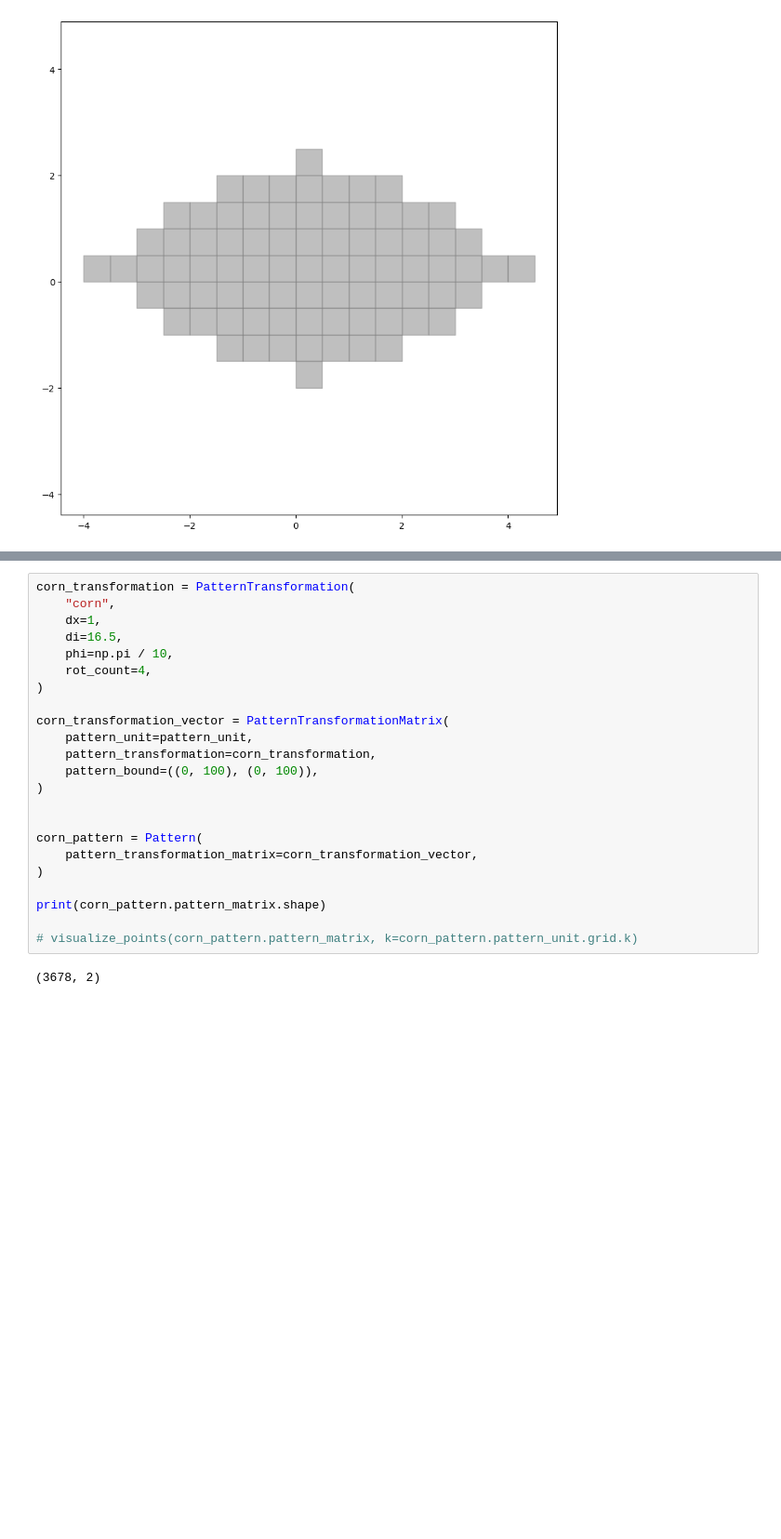
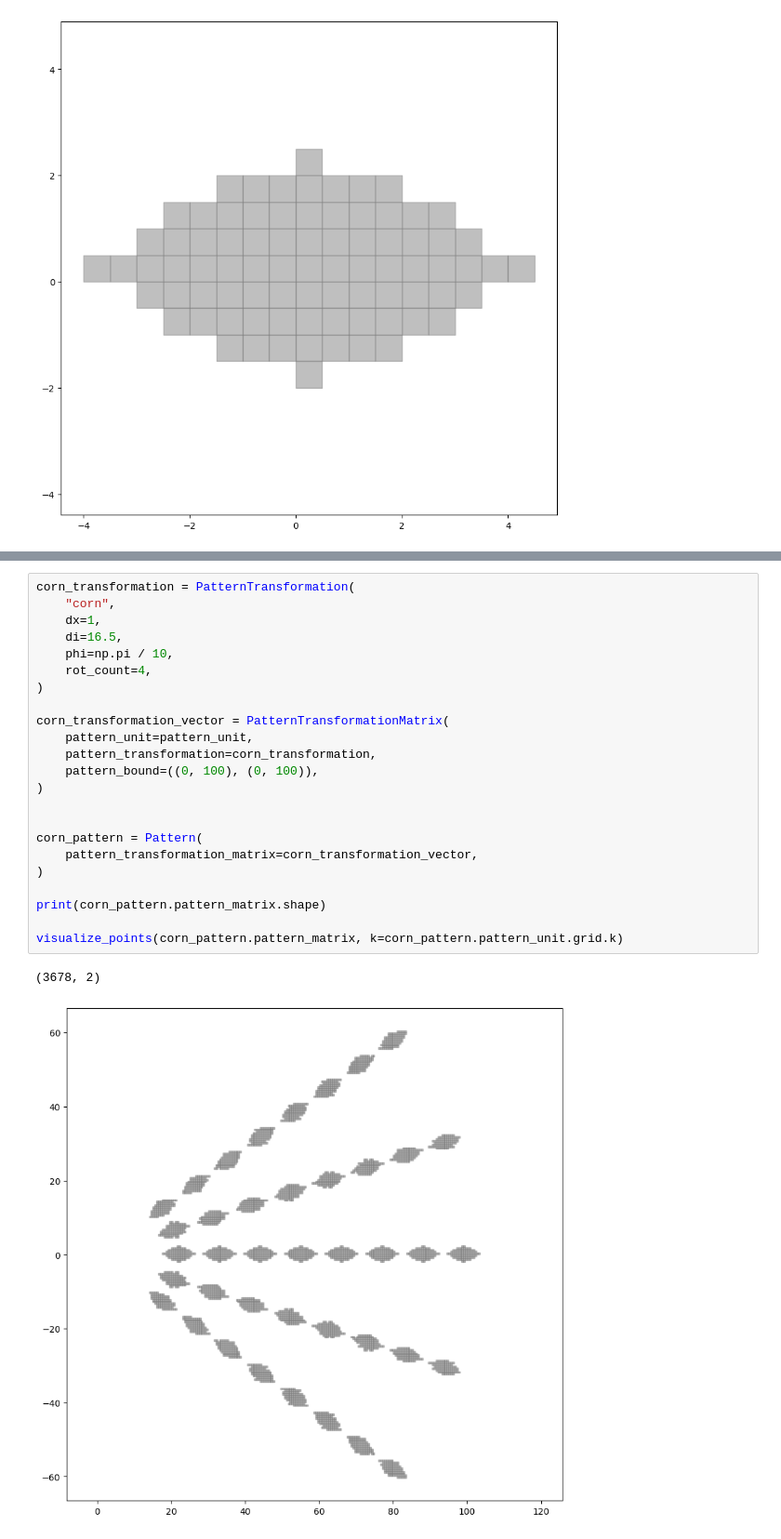
Before and after one commit to danpacho/capstone_1, a Jupyter notebook: test.pattern_unit.ipynb, the cells around one changed output, grey strips where cells are left out. Shown: that part at 93% size. Cells and saved outputs as stored; diff of their text form; blank space fills up the shorter version.

```diff
--- a/test.pattern_unit.ipynb
+++ b/test.pattern_unit.ipynb
@@ -73,28 +74,29 @@ print(circular_pattern.pattern_matrix.shape)
 # %%
 corn_transformation = PatternTransformation(
     "corn",
     dx=1,
     di=16.5,
     phi=np.pi / 10,
     rot_count=4,
 )
 
 corn_transformation_vector = PatternTransformationMatrix(
     pattern_unit=pattern_unit,
     pattern_transformation=corn_transformation,
     pattern_bound=((0, 100), (0, 100)),
 )
 
 
 corn_pattern = Pattern(
     pattern_transformation_matrix=corn_transformation_vector,
 )
 
 print(corn_pattern.pattern_matrix.shape)
 
-# visualize_points(corn_pattern.pattern_matrix, k=corn_pattern.pattern_unit.grid.k)
+visualize_points(corn_pattern.pattern_matrix, k=corn_pattern.pattern_unit.grid.k)
 # %% [output]
 (3678, 2)
+[figure, added]
 # %%
 Dx = 1
 grid_transformation = PatternTransformation("grid", dx=Dx, dy=2, di=Dx / 2)
```
Also changed, not shown: parts of 2 cells of this notebook.
